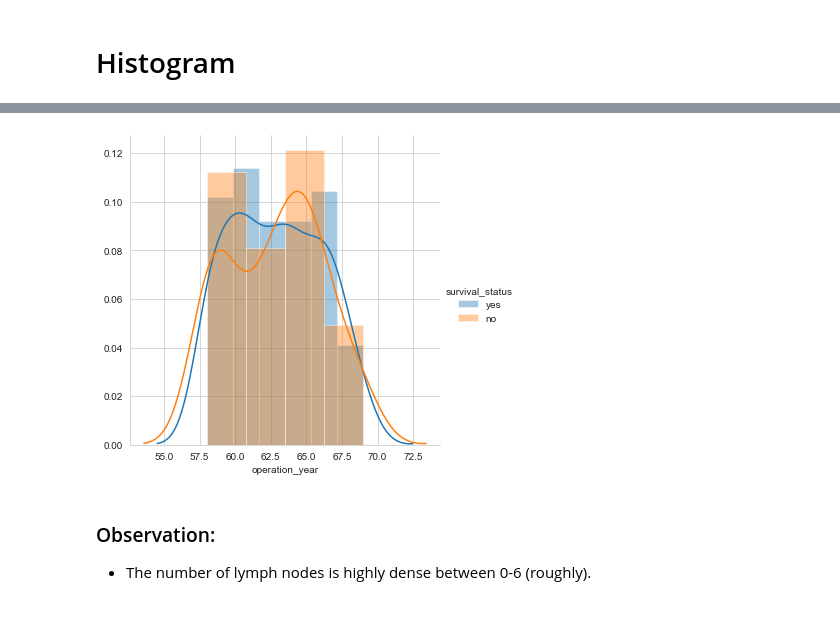
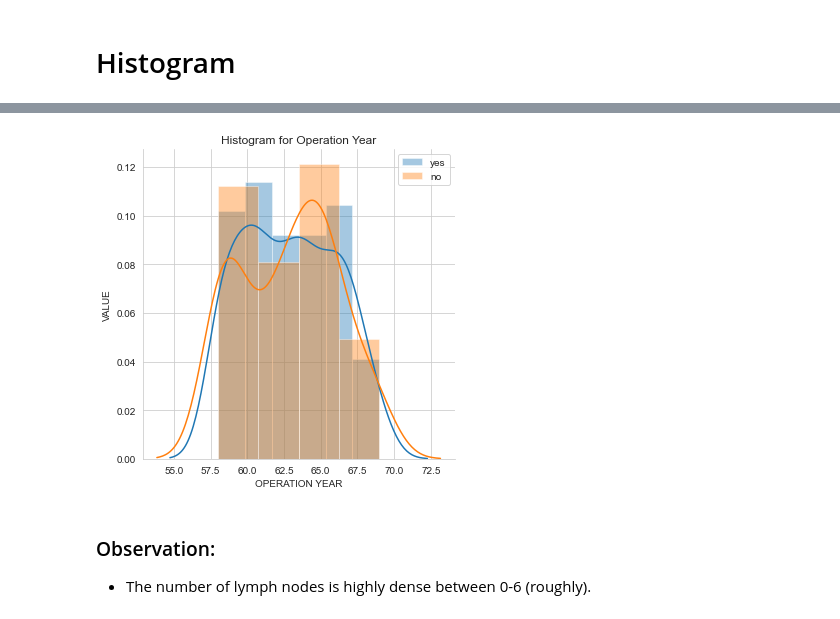
Before and after one commit to Ankit152/HaberMan-Dataset, a Jupyter notebook: habermanEDA.ipynb, the cells around one changed output, grey strips where cells are left out. Cells and saved outputs as stored; diff of their text form; code cells hidden in the pictures.

```diff
--- a/habermanEDA.ipynb
+++ b/habermanEDA.ipynb
@@ -157,11 +163,14 @@ plt.show();
 # %%
 # histogram for operation_year
 sns.FacetGrid(data,hue="survival_status",height=5)    \
-    .map(sns.distplot,"operation_year")    \
-    .add_legend();
+    .map(sns.distplot,"operation_year");
+plt.title("Histogram for Operation Year")
+plt.xlabel('OPERATION YEAR')
+plt.ylabel('VALUE')
+plt.legend()
 plt.show();
 # %% [output]
-[figure, old version]
+[figure, new version]
 # %% [markdown]
 ### Observation:
 * The number of lymph nodes is highly dense between 0-6 (roughly).
```
Also changed, not shown: parts of 14 cells of this notebook.
